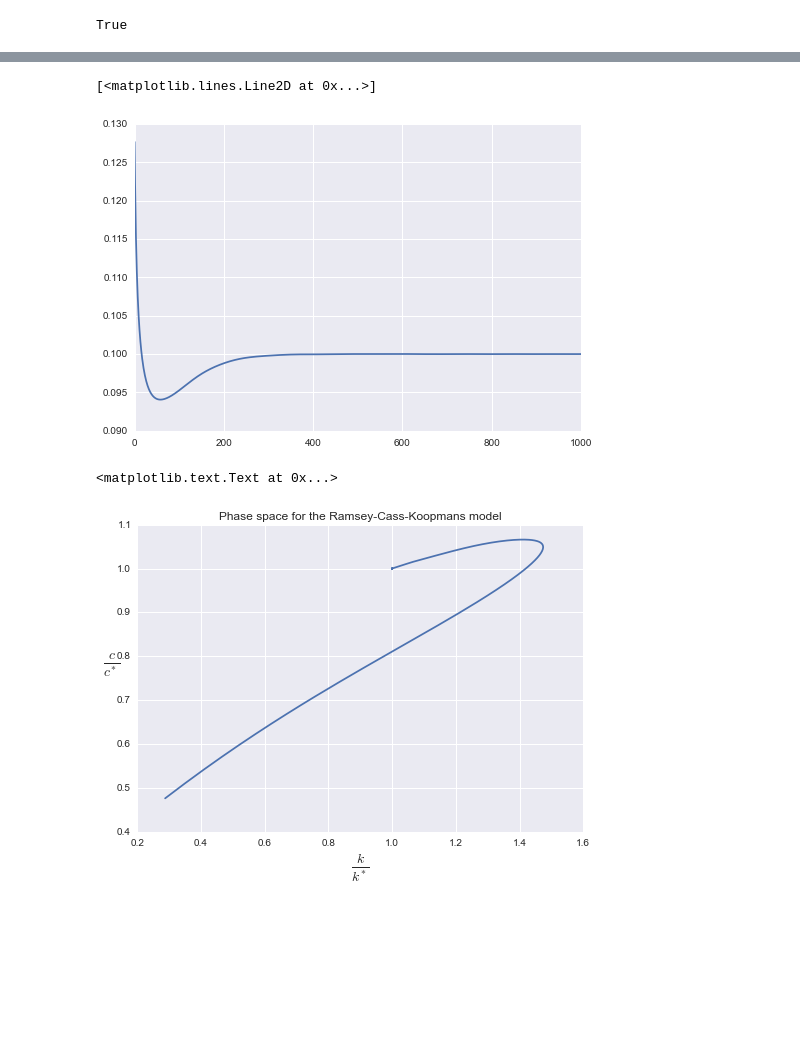
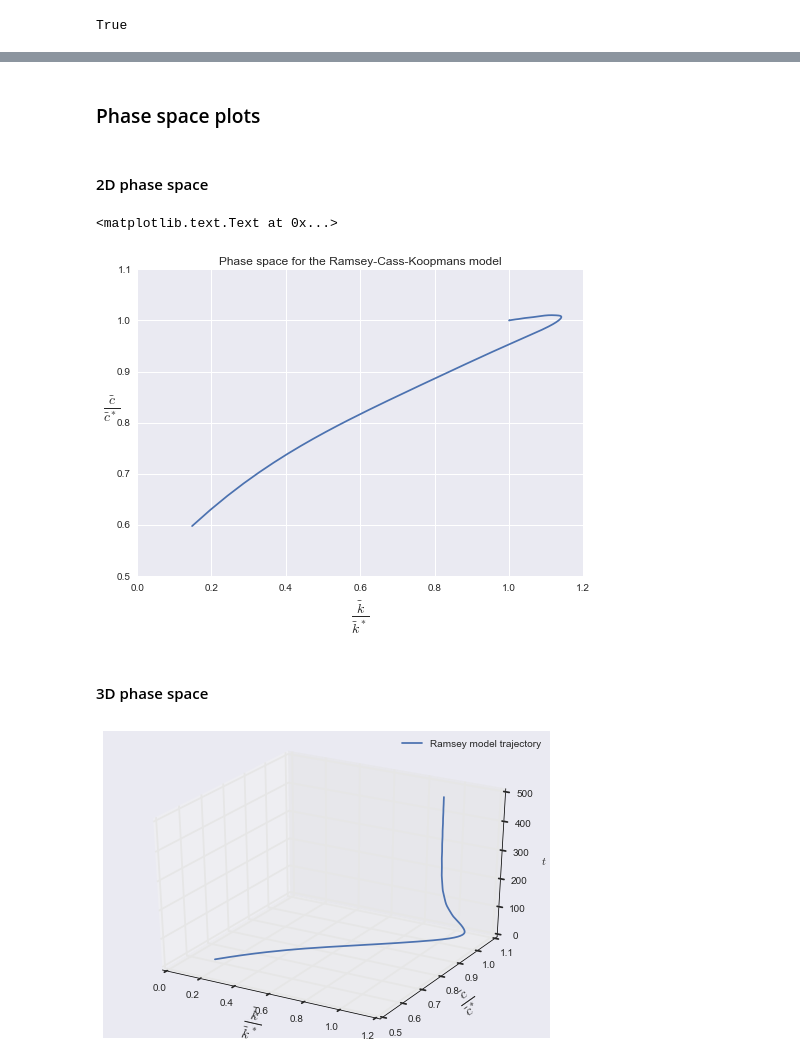
Before and after one commit to davidrpugh/pyCollocation, a Jupyter notebook: examples/ramsey-cass-koopmans-model.ipynb, the cells around one changed output, grey strips where cells are left out. Drawn from its saved outputs; the diff is of its cells as text; code cells hidden in the pictures; blank space fills up the shorter version.

Commit message:
Made some cosmetic edits to the ramsey model noteook.

```diff
--- a/examples/ramsey-cass-koopmans-model.ipynb
+++ b/examples/ramsey-cass-koopmans-model.ipynb
@@ -384,22 +397,22 @@ from pycollocation.tests import models
 # %% [markdown]
 Example usage...
 # %%
-def ces_output(k, alpha, l, sigma, **params):
+def ces_output(k_tilde, alpha, l, sigma, **params):
     gamma = (sigma - 1) / sigma
     if gamma == 0:
-        y = k**alpha * l**(1 - alpha)
+        y = k_tilde**alpha * l**(1 - alpha)
     else:
-        y = (alpha * k**gamma + (1 - alpha) * l**gamma)**(1 / gamma)
+        y = (alpha * k_tilde**gamma + (1 - alpha) * l**gamma)**(1 / gamma)
     return y
 
 
-def ces_mpk(k, alpha, l, sigma, **params):
-    y = ces_output(k, alpha, l, sigma)
+def ces_mpk(k_tilde, alpha, l, sigma, **params):
+    y = ces_output(k_tilde, alpha, l, sigma)
     gamma = (sigma - 1) / sigma
     if gamma == 0:
-        mpk = alpha * (y / k)
+        mpk = alpha * (y / k_tilde)
     else:
-        mpk = alpha * k**(gamma - 1) * (y / (alpha * k**gamma + (1 - alpha) * l**gamma))
+        mpk = alpha * k_tilde**(gamma - 1) * (y / (alpha * k_tilde**gamma + (1 - alpha) * l**gamma))
     return mpk
 
 
@@ -412,9 +425,9 @@ def ces_equilibrium_capital(a, alpha, b, delta, g, l, n, rho, sigma, **params):
         kss = l * ((1 / (1 - alpha)) * (((a * (delta + rho) + g) / (a * alpha))**(gamma / (1 - gamma)) - alpha))**(-1 / gamma)
     return kss
 # %%
-ces_params = {'a': 0.5, 'b': 0.5, 'g': 0.02, 'n': 0.02, 'alpha': 0.15,
-              'delta': 0.04, 'l': 1.0, 'K0': 2.0, 'A0': 1.0, 'N0': 1.0,
-              'rho': 0.02, 'sigma': 3.5}
+ces_params = {'a': 0.5, 'b': 1.0, 'g': 0.02, 'n': 0.02, 'alpha': 0.15,
+              'delta': 0.04, 'l': 5.0, 'K0': 2.0, 'A0': 1.0, 'N0': 1.0,
+              'rho': 0.02, 'sigma': 2.0}
 # %%
 generic_ramsey_bvp = models.RamseyCassKoopmansModel(hara,
                                                     ces_output,
@@ -425,10 +438,10 @@ generic_ramsey_bvp = models.RamseyCassKoopmansModel(hara,
 polynomial_basis = pycollocation.basis_functions.PolynomialBasis()
 solver = pycollocation.solvers.Solver(polynomial_basis)
 
-boundary_points = (0, 1000)
-ts, ks, cs = initial_mesh(*boundary_points, num=1000, problem=standard_ramsey_bvp)
+boundary_points = (0, 500)
+ts, ks, cs = initial_mesh(*boundary_points, num=1000, problem=generic_ramsey_bvp)
 
-basis_kwargs = {'kind': 'Chebyshev', 'domain': boundary_points, 'degree': 25}
+basis_kwargs = {'kind': 'Chebyshev', 'domain': boundary_points, 'degree': 30}
 k_poly = polynomial_basis.fit(ts, ks, **basis_kwargs)
 c_poly = polynomial_basis.fit(ts, cs, **basis_kwargs)
 initial_coefs = np.hstack([k_poly.coef, c_poly.coef])
@@ -458,14 +471,17 @@ plt.show()
-# %%
-plt.plot(ts, generic_ramsey_bvp.marginal_product_capital(k_soln, **generic_ramsey_bvp.params))
-# %% [output]
-[<matplotlib.lines.Line2D at 0x...>]
-[figure, removed]
+# %% [markdown]
+<h3> Phase space plots </h3>
+# %% [markdown]
+<h4> 2D phase space </h4>
 # %%
-plt.plot(k_soln / ces_equilibrium_capital(**generic_ramsey_bvp.params),
-         c_soln / generic_ramsey_bvp.equilibrium_consumption(**generic_ramsey_bvp.params))
-plt.xlabel(r'$\frac{k}{k^*}$', fontsize=20)
-plt.ylabel(r'$\frac{c}{c^*}$', fontsize=20, rotation='horizontal')
+css = generic_ramsey_bvp.equilibrium_consumption(**generic_ramsey_bvp.params)
+kss = ces_equilibrium_capital(**generic_ramsey_bvp.params)
+
+plt.plot(k_soln / kss, c_soln / css)
+plt.xlabel(r'$\frac{\tilde{k}}{\tilde{k}^*}$', fontsize=20)
+plt.ylabel(r'$\frac{\tilde{c}}{\tilde{c}^*}$', fontsize=20, rotation='horizontal')
 plt.title("Phase space for the Ramsey-Cass-Koopmans model")
 # %% [output]
 <matplotlib.text.Text at 0x...>
-[figure, old version]
+[figure, new version]
+# %% [markdown]
+<h4> 3D phase space </h4>
@@ -471,0 +490,12 @@ plt.title("Phase space for the Ramsey-Cass-Koopmans model")
+# %%
+fig = plt.figure()
+ax = fig.gca(projection='3d')
+ax.plot(k_soln / kss, c_soln / css, ts, label='Ramsey model trajectory')
+plt.xlabel(r'$\frac{\tilde{k}}{\tilde{k}^*}$', fontsize=20)
+plt.ylabel(r'$\frac{\tilde{c}}{\tilde{c}^*}$', fontsize=20)
+ax.set_zlabel('$t$')
+ax.legend()
+
+plt.show()
+# %% [output]
+[figure, added]
```
Also changed, not shown: parts of 12 cells of this notebook.
